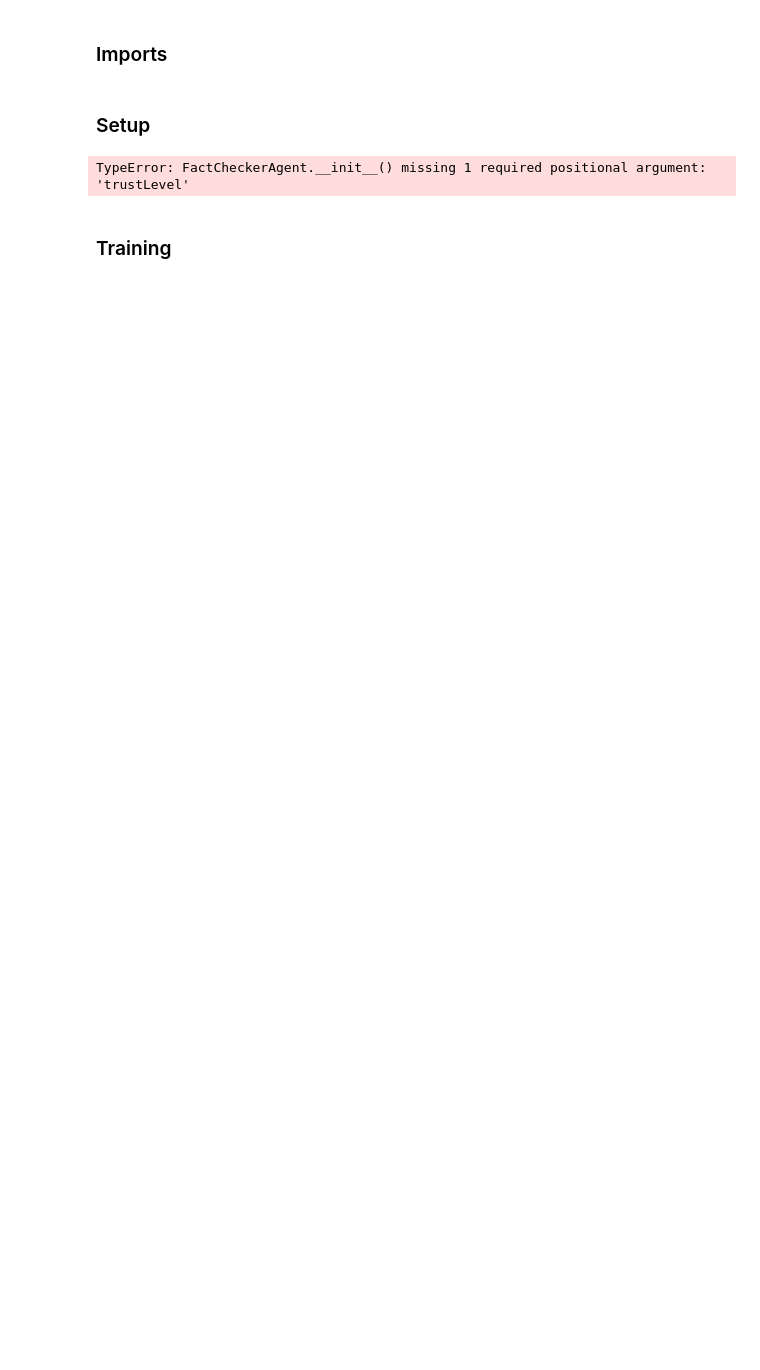
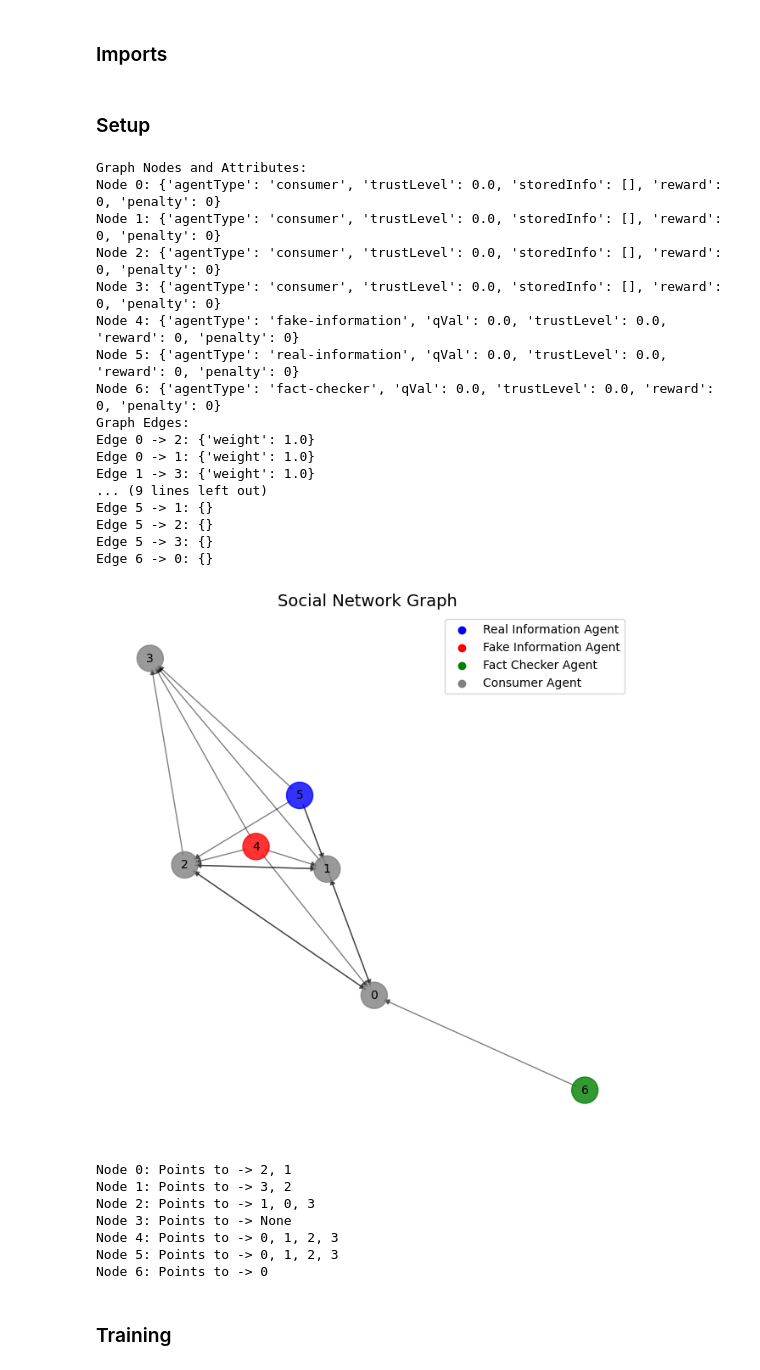
Before and after one commit to tangk01/CS6140-Project, a Jupyter notebook: project/project.ipynb, the cells around one changed output. Drawn from its saved outputs; the diff is of its cells as text; code cells hidden in the pictures; blank space fills up the shorter version.

Commit message:
update render graph

```diff
--- a/project/project.ipynb
+++ b/project/project.ipynb
@@ -10,18 +10,45 @@ import numpy as np
 # %%
 network = SocialNetworkEnv(numConsumer=4)
 
-# created a fake and real info agent and add to a 10 consumer network
+# created a fake and real info agent and add a few consumers to the network
 fAgent = NewsAgent("fake-information", state_space_size=2, env=network, trustLevel=0)
 rAgent = NewsAgent("real-information", state_space_size=2, env=network, trustLevel=0)
 fcAgent = FactCheckerAgent("fact-checker", trustLevel=0.0)
 network.add_news_agents_to_network(agentType=fAgent)
 network.add_news_agents_to_network(agentType=rAgent)
 network.add_fact_checker_to_network(agentType=fcAgent)
 
 action = network.draw_sample_from_action_space()
 network.render()
+
+print("---------------- Initial Graph ---------------")
+network.print_graph()
 # %% [output]
-TypeError: FactCheckerAgent.__init__() missing 1 required positional argument: 'trustLevel'
+Graph Nodes and Attributes:
+Node 0: {'agentType': 'consumer', 'trustLevel': 0.0, 'storedInfo': [], 'reward': 0, 'penalty': 0}
+Node 1: {'agentType': 'consumer', 'trustLevel': 0.0, 'storedInfo': [], 'reward': 0, 'penalty': 0}
+Node 2: {'agentType': 'consumer', 'trustLevel': 0.0, 'storedInfo': [], 'reward': 0, 'penalty': 0}
+Node 3: {'agentType': 'consumer', 'trustLevel': 0.0, 'storedInfo': [], 'reward': 0, 'penalty': 0}
+Node 4: {'agentType': 'fake-information', 'qVal': 0.0, 'trustLevel': 0.0, 'reward': 0, 'penalty': 0}
+Node 5: {'agentType': 'real-information', 'qVal': 0.0, 'trustLevel': 0.0, 'reward': 0, 'penalty': 0}
+Node 6: {'agentType': 'fact-checker', 'qVal': 0.0, 'trustLevel': 0.0, 'reward': 0, 'penalty': 0}
+Graph Edges:
+Edge 0 -> 2: {'weight': 1.0}
+Edge 0 -> 1: {'weight': 1.0}
+Edge 1 -> 3: {'weight': 1.0}
+... (9 lines left out)
+Edge 5 -> 1: {}
+Edge 5 -> 2: {}
+Edge 5 -> 3: {}
+Edge 6 -> 0: {}
+[figure, added]
+Node 0: Points to -> 2, 1
+Node 1: Points to -> 3, 2
+Node 2: Points to -> 1, 0, 3
+Node 3: Points to -> None
+Node 4: Points to -> 0, 1, 2, 3
+Node 5: Points to -> 0, 1, 2, 3
+Node 6: Points to -> 0
 # %% [markdown]
 ### Training
 # %%
```
Also changed, not shown: parts of 1 cell of this notebook, 2 other files.
